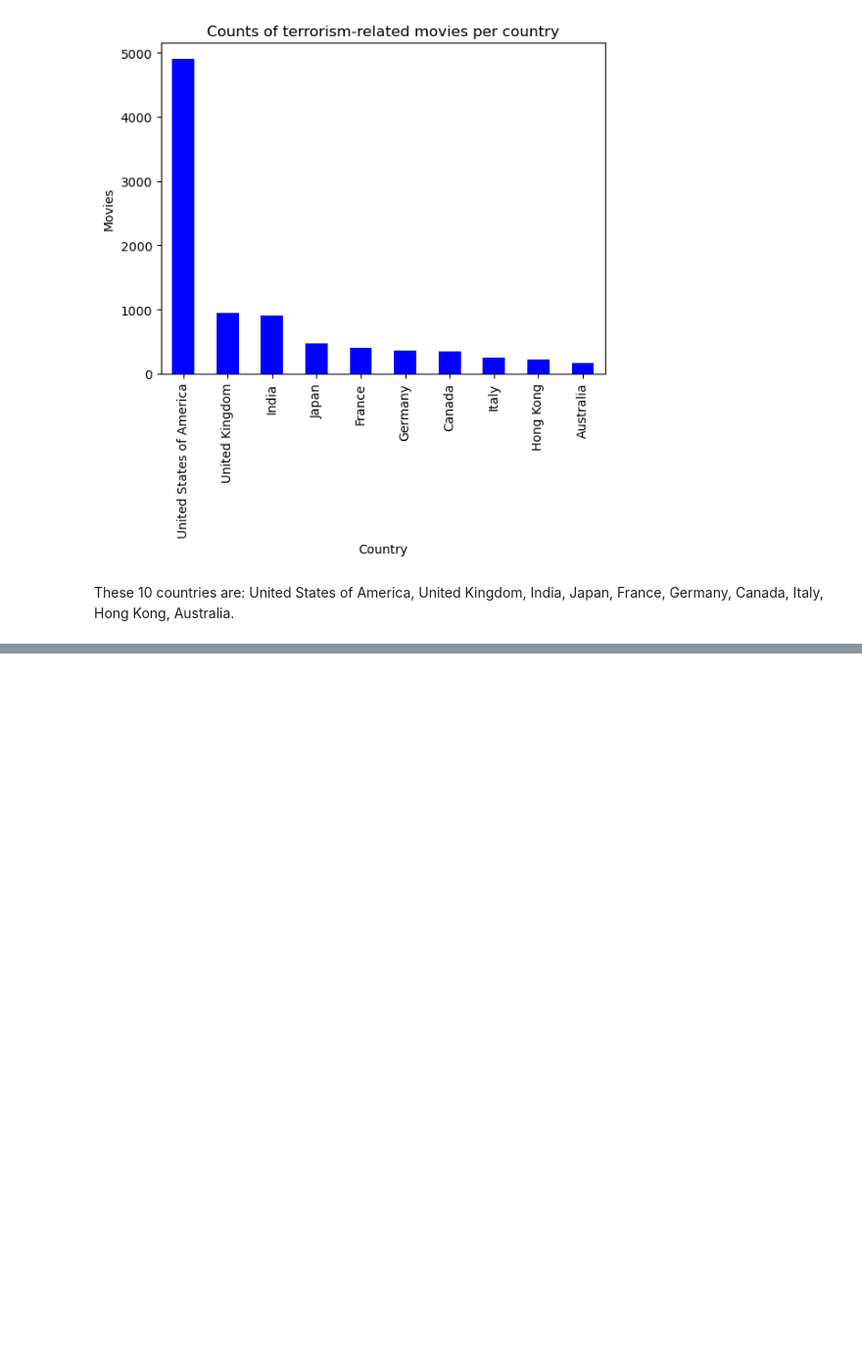
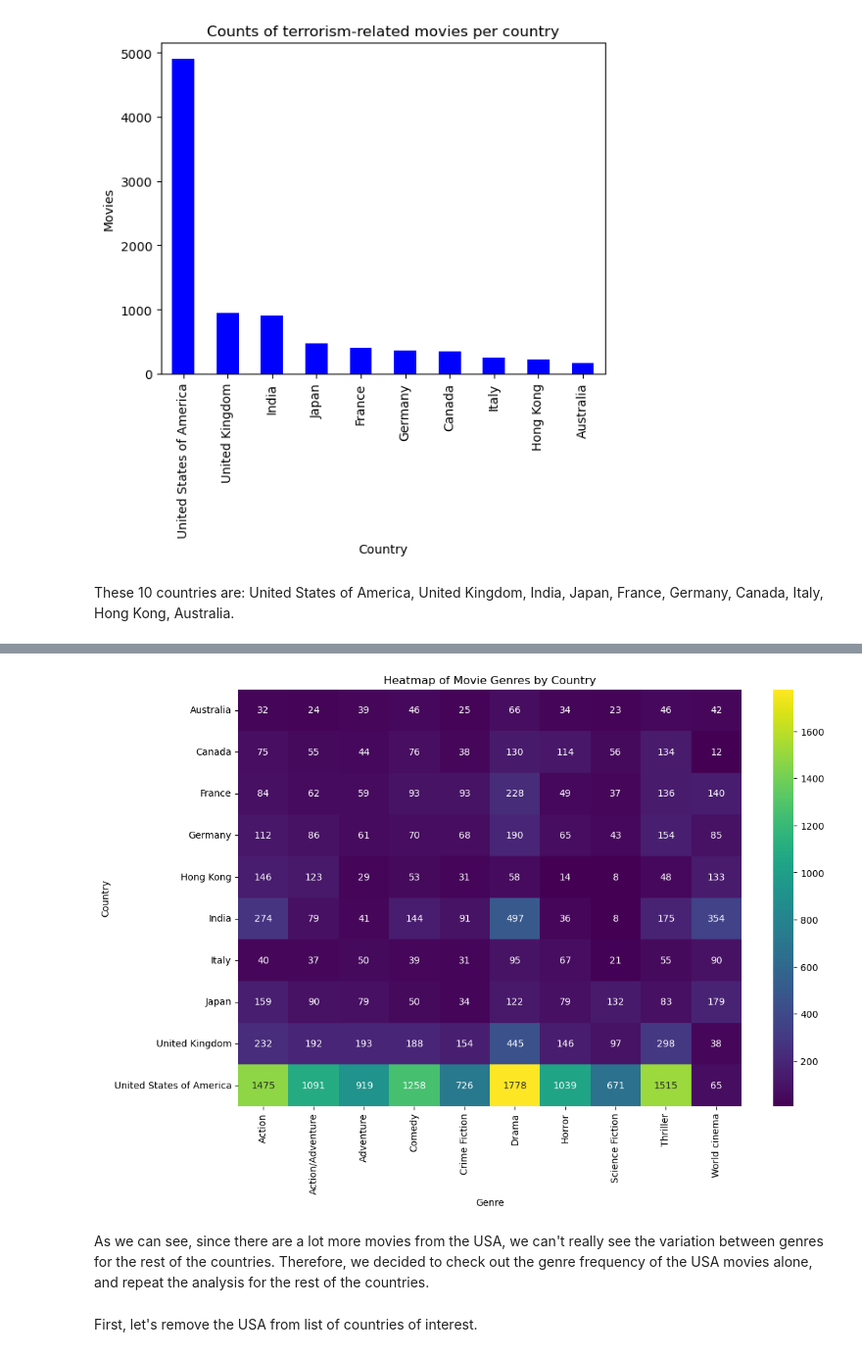
Before and after one commit to epfl-ada/ada-2023-project-boat2023, a Jupyter notebook: terrorism_movies.ipynb, the cells around one changed output, grey strips where cells are left out. Shown at 98% size. Drawn from its saved outputs; the diff is of its cells as text; code cells hidden in the pictures; blank space fills up the shorter version.

```diff
--- a/terrorism_movies.ipynb
+++ b/terrorism_movies.ipynb
@@ -277 +305,36 @@ movies_of_interest
+# %%
+#Explode the data frame twice w.r.t. Countries and Genres
+exploded_data = movies_of_interest.explode('Countries').explode('Genres')
+
+#Define the countries of interest
+countries_of_interest = [
+        "United States of America", "United Kingdom", "India", "Japan",
+        "France", "Germany", "Canada", "Italy", "Hong Kong", "Australia"]
+
+#Define the genres of interest
+genres_of_interest = ['Drama', 'Action', 'Thriller', 'Comedy', 'Action/Adventure', 'Horror',
+                          'Adventure', 'World cinema', 'Crime Fiction', 'Science Fiction']
+
+#Only keep elements of the exploded data that have one of the countries of interest and one of the genres of itnerest
+temp = exploded_data[
+    exploded_data['Countries'].isin(countries_of_interest) &
+    exploded_data['Genres'].isin(genres_of_interest)]
+
+# Create a pivot table with countries as rows, genres as columns, and counts as values
+heatmap_set = pd.pivot_table(temp, index='Countries', columns='Genres', aggfunc='size', fill_value=0)
+
+#Plot the heatmap
+plt.figure(figsize=(12, 8))
+sns.heatmap(heatmap_set, annot=True, fmt='d', cmap='viridis')
+plt.title('Heatmap of Movie Genres by Country')
+plt.xlabel('Genre')
+plt.ylabel('Country')
+plt.show()
+# %% [output]
+[figure, added]
+# %% [markdown]
+As we can see, since there are a lot more movies from the USA, we can't really see the variation between genres for the rest of the countries.
+Therefore, we decided to check out the genre frequency of the USA movies alone, and repeat the analysis for the rest of the countries.
+# %% [markdown]
+First, let's remove the USA from list of countries of interest.
 # %%
```
Also changed, not shown: parts of 32 cells of this notebook, 8 other files.
